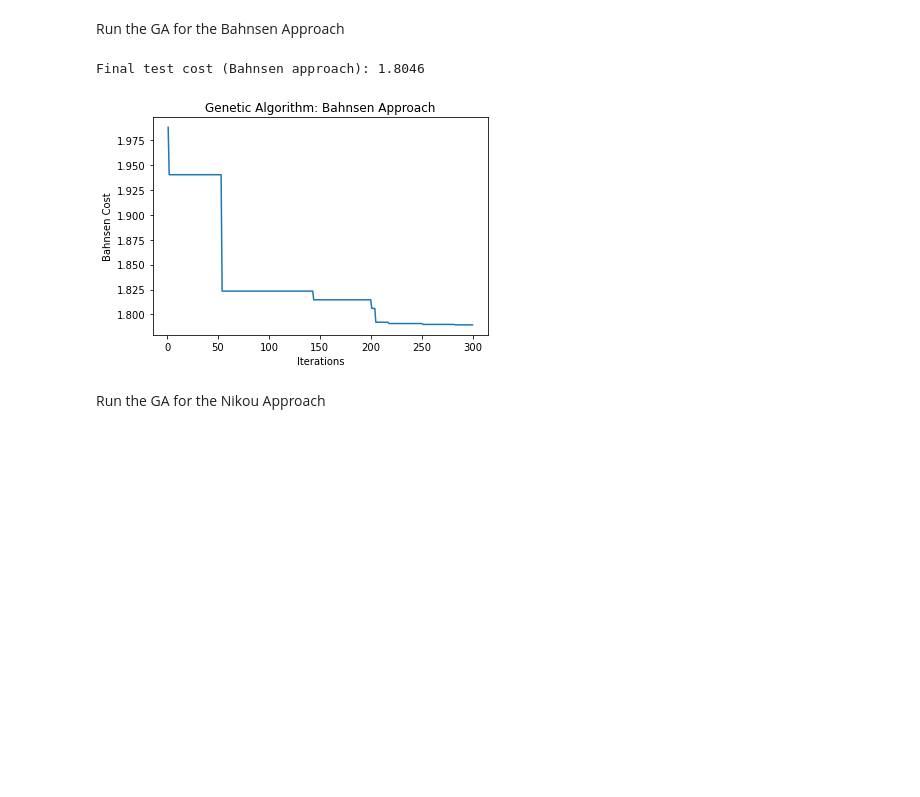
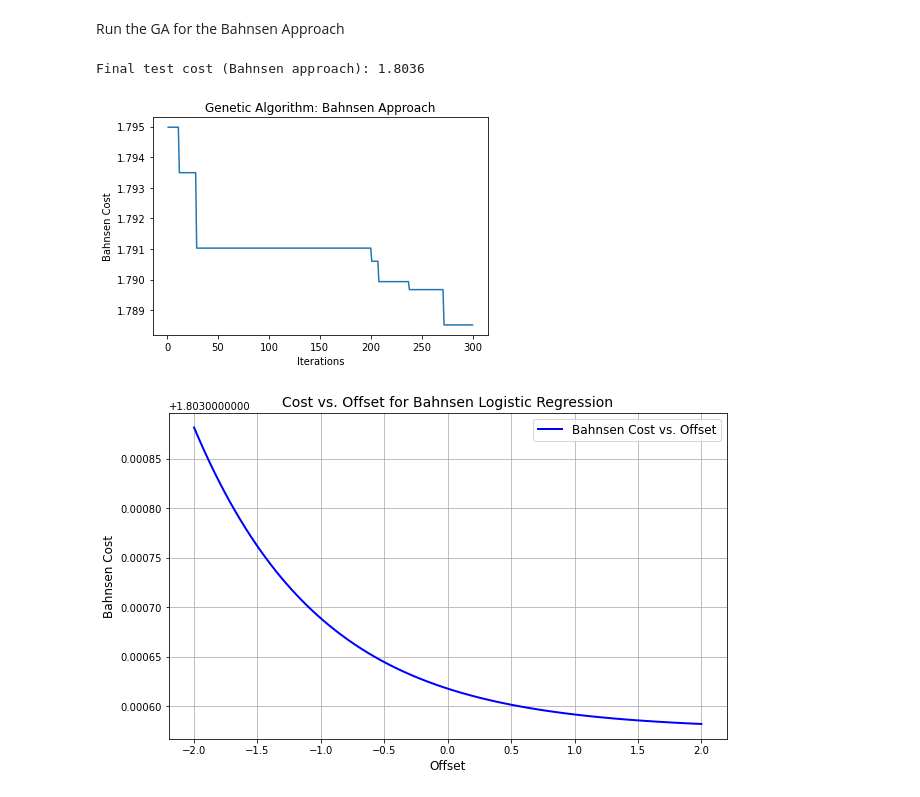
Before and after one commit to Priyanshu327Goyal/Fraud_Analytics, a Jupyter notebook: Assignment 2/Assignment2.ipynb, the cells around one changed output. Saved outputs shown, nothing was run; the diff lists cells and outputs as text; code cells hidden in the pictures; blank space fills up the shorter version.

```diff
--- a/Assignment 2/Assignment2.ipynb
+++ b/Assignment 2/Assignment2.ipynb
@@ -235,34 +229,61 @@ mutation_probability = 0.01
 
 final_population, losses_over_epochs = train_genetic_algorithm(
     population_size,
     num_iterations,
     mutation_probability,
     X_train,
     y_train,
     cost_train,
     cost_bahnsen_approach
 )
 
 # Find the best solution in the final population
 fitness_scores_final = calculate_fitness(final_population, X_train, y_train, cost_train, cost_bahnsen_approach)
 best_index = np.argmax(fitness_scores_final)
 best_solution = final_population[best_index]
 
 # Evaluate on test set
 preds_test = sigmoid_function(X_test @ best_solution)
 final_test_cost = cost_bahnsen_approach(y_test, preds_test, cost_test)
 print(f"Final test cost (Bahnsen approach): {final_test_cost:.4f}")
 
 # Plot the loss curve
 plt.figure()
 plt.plot(range(1, num_iterations + 1), losses_over_epochs)
 plt.xlabel("Iterations")
 plt.ylabel("Bahnsen Cost")
 plt.title("Genetic Algorithm: Bahnsen Approach")
 plt.savefig("bahnsen_plot.png")
 plt.show()
+import numpy as np
+import matplotlib.pyplot as plt
+
+# Compute the Bahnsen model logits for the test set using the GA-derived weights.
+bahnsen_logits = X_test @ best_solution
+
+# Define the range of offsets to evaluate.
+offsets = np.linspace(-2, 2, 100)
+bahnsen_costs = []
+
+# Evaluate the Bahnsen cost for each offset.
+for off in offsets:
+    # Adjust the logits by the offset and compute probabilities via the sigmoid function.
+    adjusted_probs = 1 / (1 + np.exp(-(bahnsen_logits + off)))
+    # Compute the cost using your Bahnsen cost function.
+    cost_val = cost_bahnsen_approach(y_test, adjusted_probs, cost_test)
+    bahnsen_costs.append(cost_val)
+
+# Plot the cost vs. offset.
+plt.figure(figsize=(10, 6))
+plt.plot(offsets, bahnsen_costs, label="Bahnsen Cost vs. Offset", color='b', linewidth=2)
+plt.xlabel("Offset", fontsize=12)
+plt.ylabel("Bahnsen Cost", fontsize=12)
+plt.title("Cost vs. Offset for Bahnsen Logistic Regression", fontsize=14)
+plt.legend(fontsize=12)
+plt.grid(True)
+plt.savefig("bahnsen_cost_vs_offset.png")
+plt.show()
 # %% [output]
-Final test cost (Bahnsen approach): 1.8046
+Final test cost (Bahnsen approach): 1.8036
-[figure, old version]
+[figure, new version]
+[figure, added]
-# %% [markdown]
-Run the GA for the Nikou Approach
```
Also changed, not shown: parts of 9 cells of this notebook, 13 other files.
